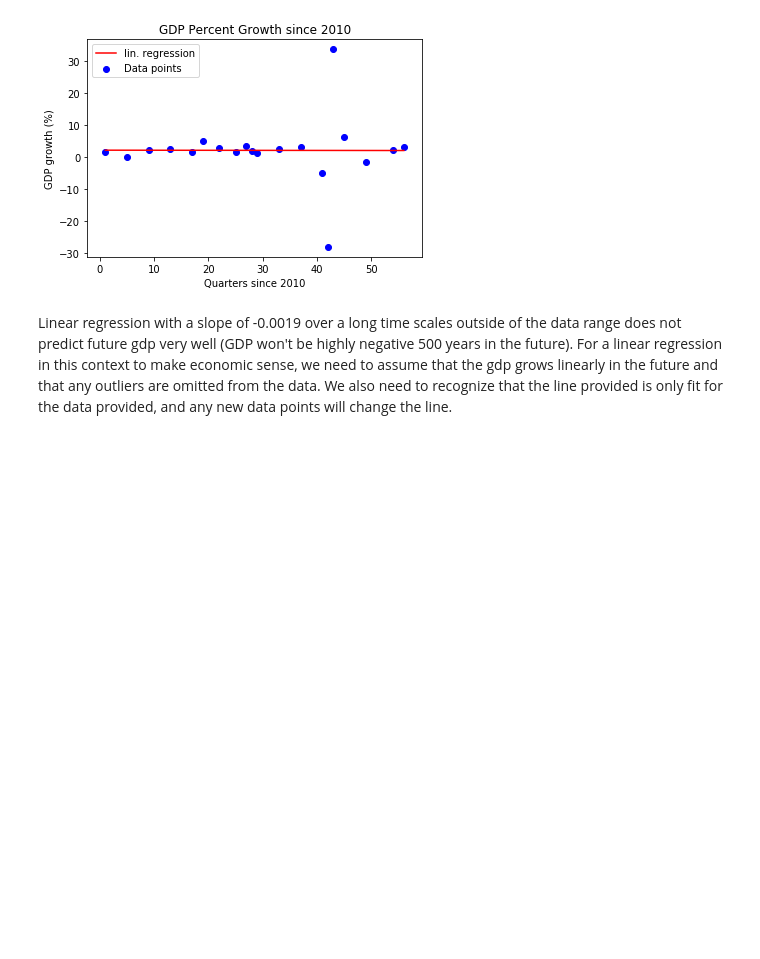
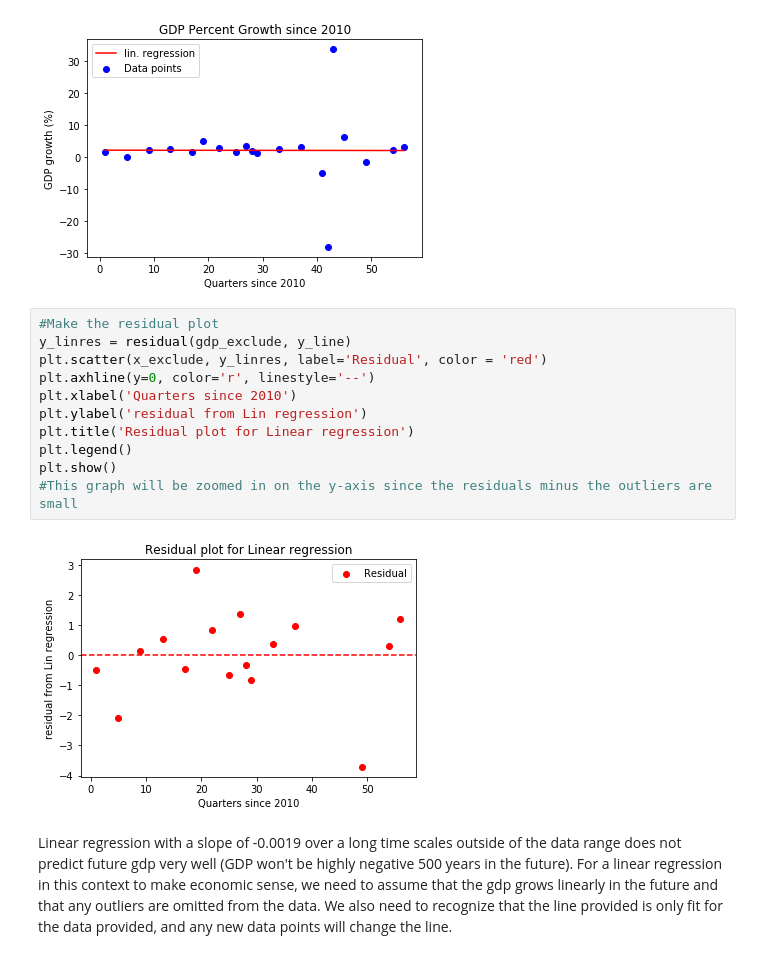
Before and after one commit to MaanavPatel2395/coe311K, a Jupyter notebook: homework/mnp2395-MIDPRJ.ipynb, the cells around one changed output. Cells and saved outputs as stored; diff of their text form; blank space fills up the shorter version.

```diff
--- a/homework/mnp2395-MIDPRJ.ipynb
+++ b/homework/mnp2395-MIDPRJ.ipynb
@@ -156,6 +173,19 @@ plt.legend()
 plt.show()
 # %% [output]
 [figure]
+# %%
+#Make the residual plot
+y_linres = residual(gdp_exclude, y_line)
+plt.scatter(x_exclude, y_linres, label='Residual', color = 'red')
+plt.axhline(y=0, color='r', linestyle='--')
+plt.xlabel('Quarters since 2010')
+plt.ylabel('residual from Lin regression')
+plt.title('Residual plot for Linear regression')
+plt.legend()
+plt.show()
+#This graph will be zoomed in on the y-axis since the residuals minus the outliers are small
+# %% [output]
+[figure, added]
 # %% [markdown]
 Linear regression with a slope of -0.0019 over a long time scales outside of the data range does not predict future gdp very well (GDP won't be highly negative 500 years in the future). For a linear regression in this context to make economic sense, we need to assume that the gdp grows linearly in the future and that any outliers are omitted from the data. We also need to recognize that the line provided is only fit for the data provided, and any new data points will change the line.
 # %% [markdown]
```
Also changed, not shown: parts of 6 cells of this notebook.
